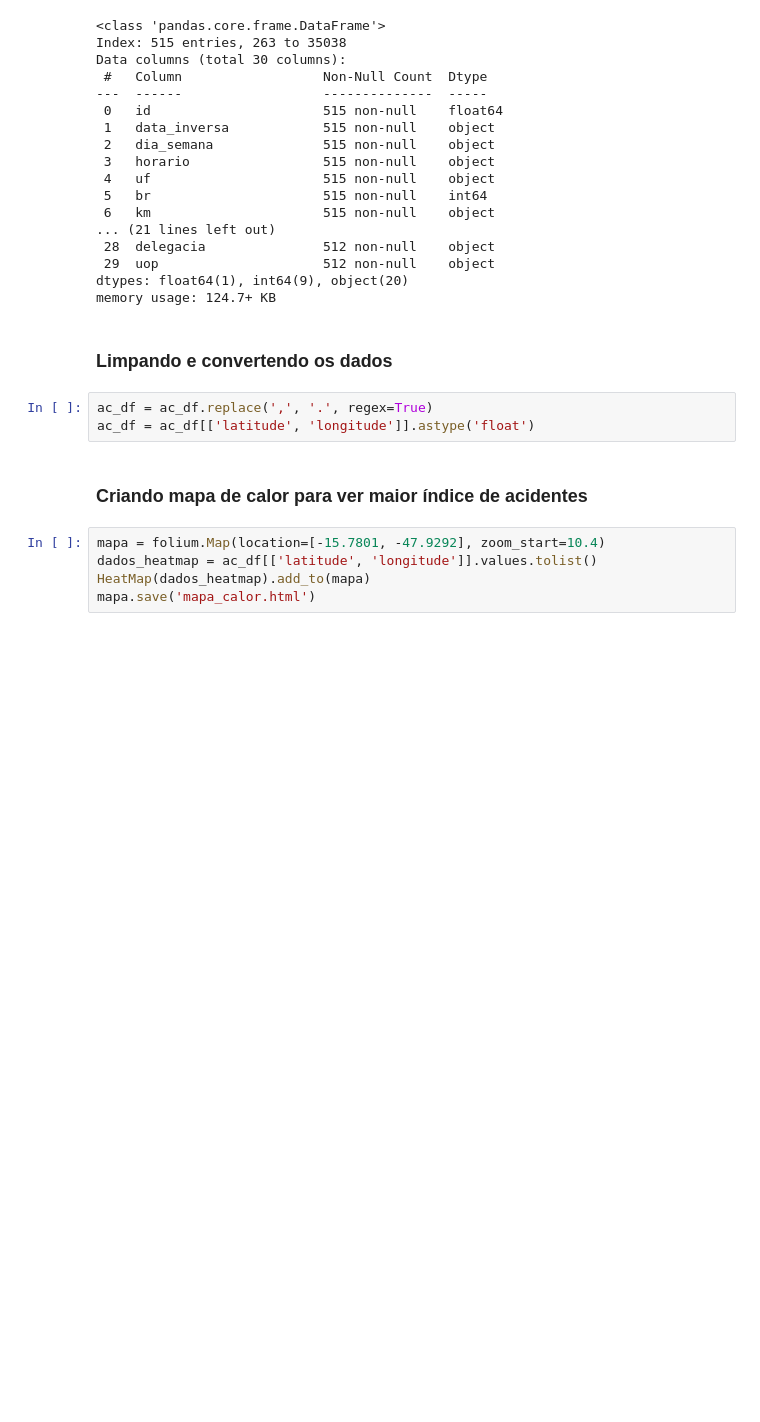
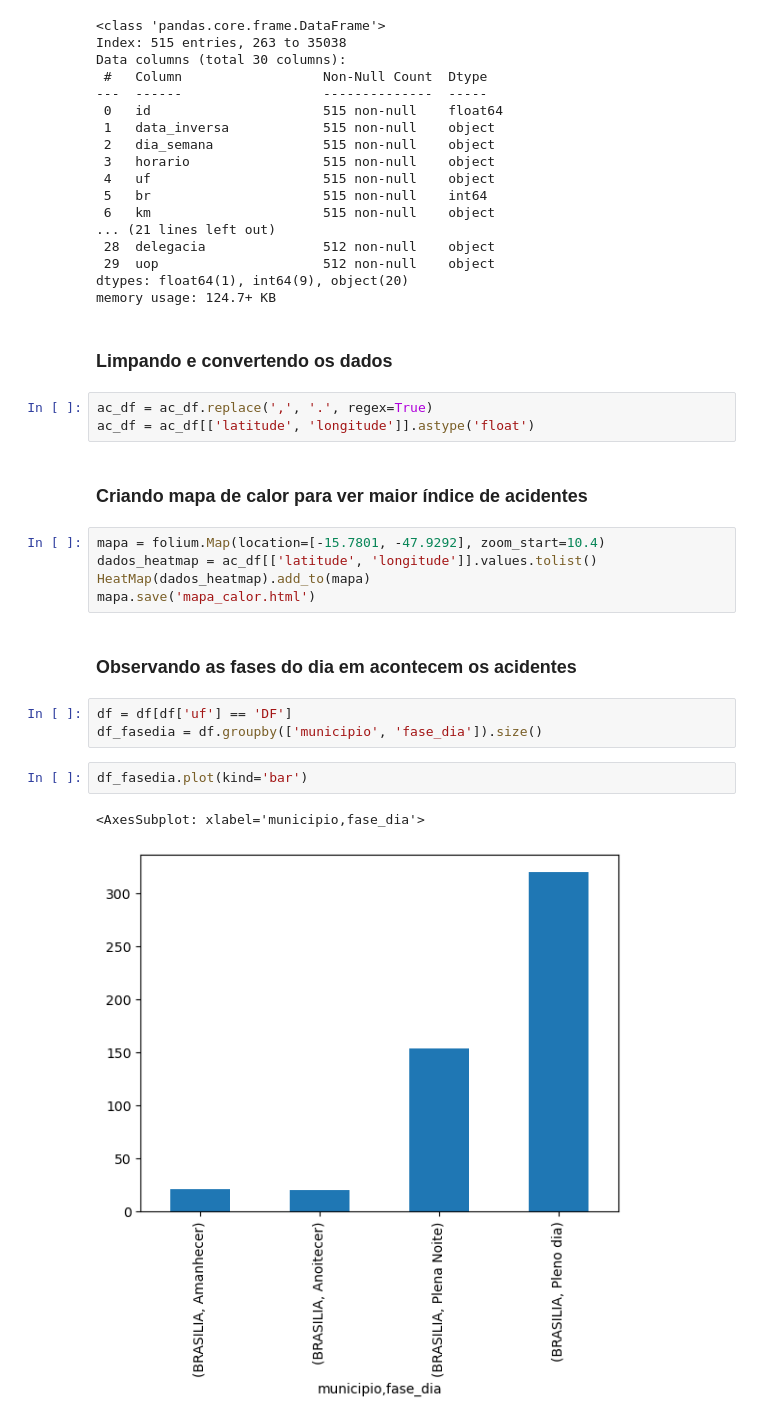
Before and after one commit to Daniel-Britto/dataScience, a Jupyter notebook: acidentes_df_2024/acidentes_trns.ipynb, the cells around one changed output. Cells and saved outputs as stored; diff of their text form; blank space fills up the shorter version.

```diff
--- a/acidentes_df_2024/acidentes_trns.ipynb
+++ b/acidentes_df_2024/acidentes_trns.ipynb
@@ -50,3 +50,13 @@ mapa = folium.Map(location=[-15.7801, -47.9292], zoom_start=10.4)
 dados_heatmap = ac_df[['latitude', 'longitude']].values.tolist()
 HeatMap(dados_heatmap).add_to(mapa)
 mapa.save('mapa_calor.html')
+# %% [markdown]
+### Observando as fases do dia em acontecem os acidentes
+# %%
+df = df[df['uf'] == 'DF']
+df_fasedia = df.groupby(['municipio', 'fase_dia']).size()
+# %%
+df_fasedia.plot(kind='bar')
+# %% [output]
+<AxesSubplot: xlabel='municipio,fase_dia'>
+[figure, added]
```
Also changed, not shown: parts of 3 cells of this notebook, 1 other file.
